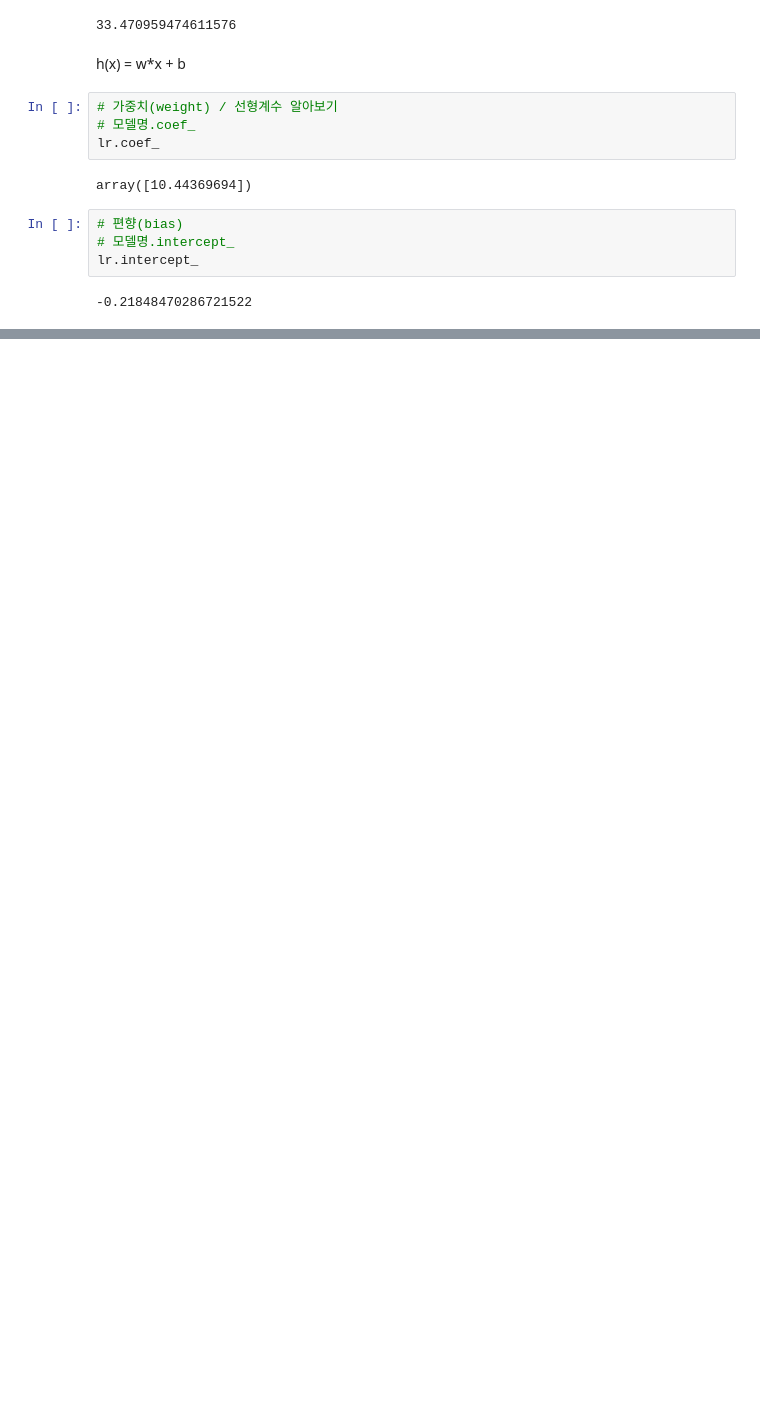
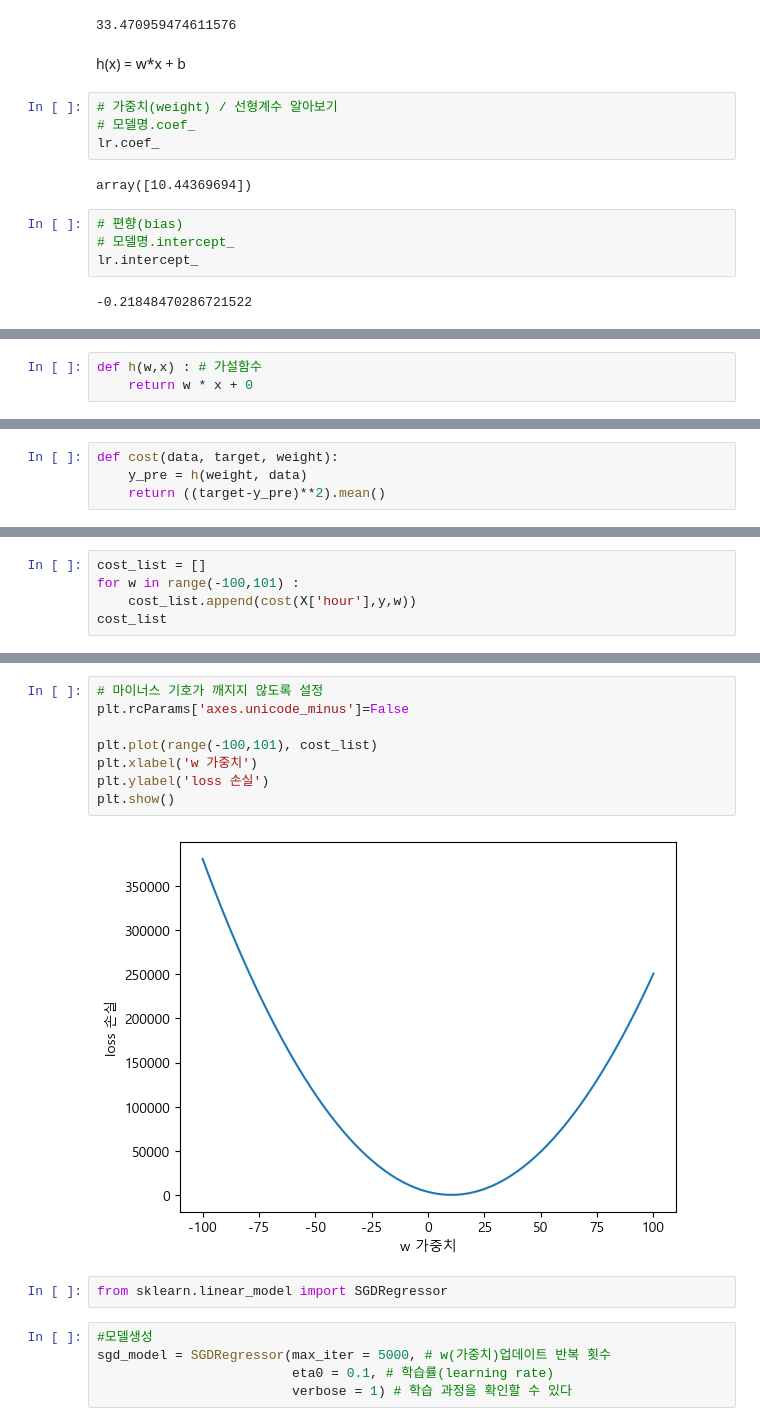
Before and after one commit to SeeUSoon93/MachineLerning, a Jupyter notebook: 6. 머신러닝/ex05_Linear Regression.ipynb, the cells around one changed output, grey strips where cells are left out. Saved outputs shown, nothing was run; the diff lists cells and outputs as text; blank space fills up the shorter version.

```diff
--- a/6. 머신러닝/ex05_Linear Regression.ipynb
+++ b/6. 머신러닝/ex05_Linear Regression.ipynb
@@ -101,0 +107,3 @@ lr.intercept_
+# %%
+def h(w,x) : # 가설함수
+    return w * x + 0
@@ -101,0 +113,4 @@ lr.intercept_
+# %%
+def cost(data, target, weight):
+    y_pre = h(weight, data)
+    return ((target-y_pre)**2).mean()
@@ -101,0 +126,5 @@ lr.intercept_
+# %%
+cost_list = []
+for w in range(-100,101) :
+    cost_list.append(cost(X['hour'],y,w))
+cost_list
@@ -101,0 +149,17 @@ lr.intercept_
+# %%
+# 마이너스 기호가 깨지지 않도록 설정
+plt.rcParams['axes.unicode_minus']=False
+
+plt.plot(range(-100,101), cost_list)
+plt.xlabel('w 가중치')
+plt.ylabel('loss 손실')
+plt.show()
+# %% [output]
+[figure, added]
+# %%
+from sklearn.linear_model import SGDRegressor
+# %%
+#모델생성
+sgd_model = SGDRegressor(max_iter = 5000, # w(가중치)업데이트 반복 횟수
+                         eta0 = 0.1, # 학습률(learning rate)
+                         verbose = 1) # 학습 과정을 확인할 수 있다
```
Also changed, not shown: parts of 9 cells of this notebook.
